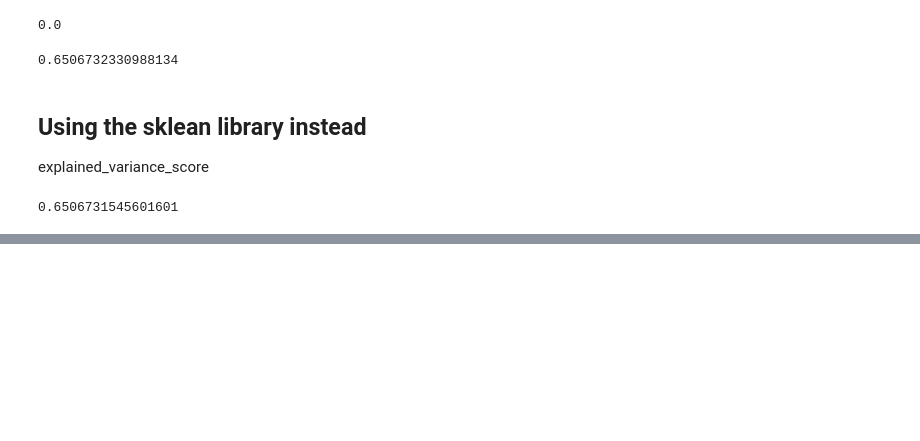
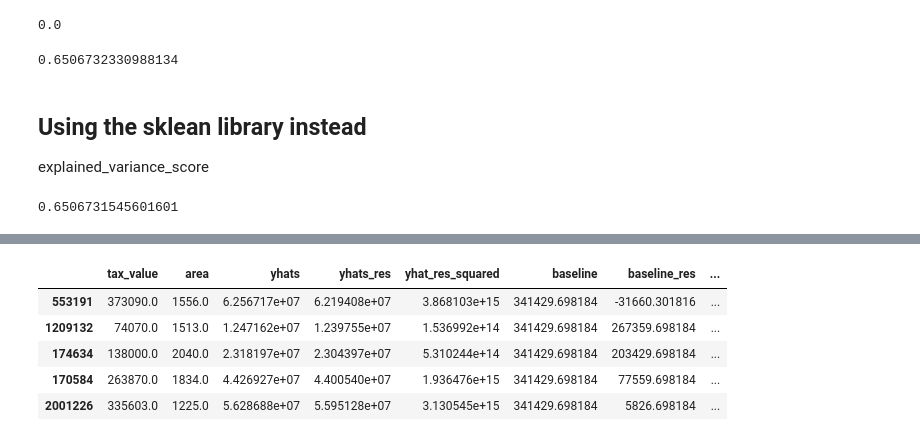
Before and after one commit to wherrickjr/regression-exercises, a Jupyter notebook: evaluate.ipynb, the cells around one changed output, grey strips where cells are left out. Saved outputs shown, nothing was run; the diff lists cells and outputs as text; code cells hidden in the pictures; blank space fills up the shorter version.

```diff
--- a/evaluate.ipynb
+++ b/evaluate.ipynb
@@ -243,0 +273,2 @@ explained_variance_score(preds['mpg'], preds['yhat'])
+# %%
+train = drop_outliers(train, 'area')
@@ -243,0 +308,14 @@ explained_variance_score(preds['mpg'], preds['yhat'])
+# %%
+reg_zillow['yhats_res'] = reg_zillow['yhats'] - reg_zillow['tax_value']
+reg_zillow['yhat_res_squared'] = reg_zillow['yhats_res'] ** 2
+reg_zillow['baseline'] = reg_zillow['tax_value'].mean()
+reg_zillow['baseline_res'] = reg_zillow['baseline'] - reg_zillow['tax_value']
+reg_zillow['baseline_res_squared'] = reg_zillow['baseline_res'] ** 2
+reg_zillow.head()
+# %% [output]
+|  | tax_value | area | yhats | yhats_res | yhat_res_squared | baseline | baseline_res | ... |
+| 553191 | 373090.0 | 1556.0 | 6.256717e+07 | 6.219408e+07 | 3.868103e+15 | 341429.698184 | -31660.301816 | ... |
+| 1209132 | 74070.0 | 1513.0 | 1.247162e+07 | 1.239755e+07 | 1.536992e+14 | 341429.698184 | 267359.698184 | ... |
+| 174634 | 138000.0 | 2040.0 | 2.318197e+07 | 2.304397e+07 | 5.310244e+14 | 341429.698184 | 203429.698184 | ... |
+| 170584 | 263870.0 | 1834.0 | 4.426927e+07 | 4.400540e+07 | 1.936476e+15 | 341429.698184 | 77559.698184 | ... |
+| 2001226 | 335603.0 | 1225.0 | 5.628688e+07 | 5.595128e+07 | 3.130545e+15 | 341429.698184 | 5826.698184 | ... |
```
Also changed, not shown: parts of 35 cells of this notebook.
